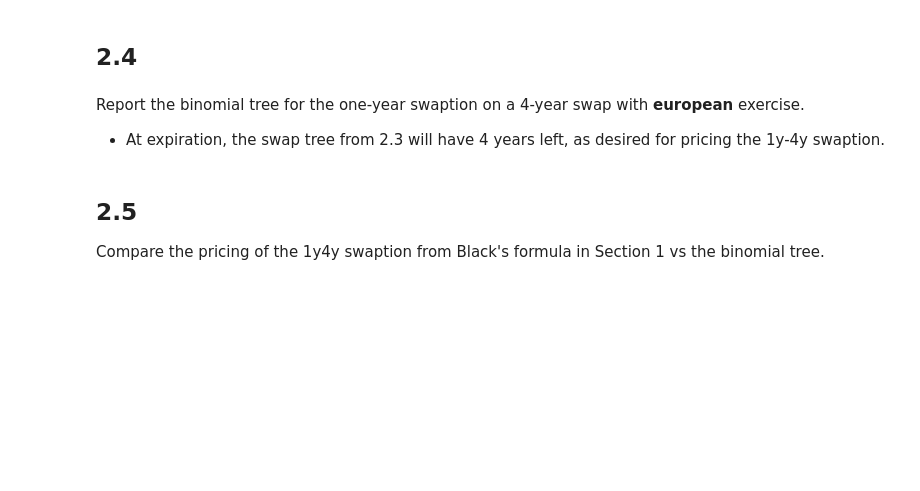
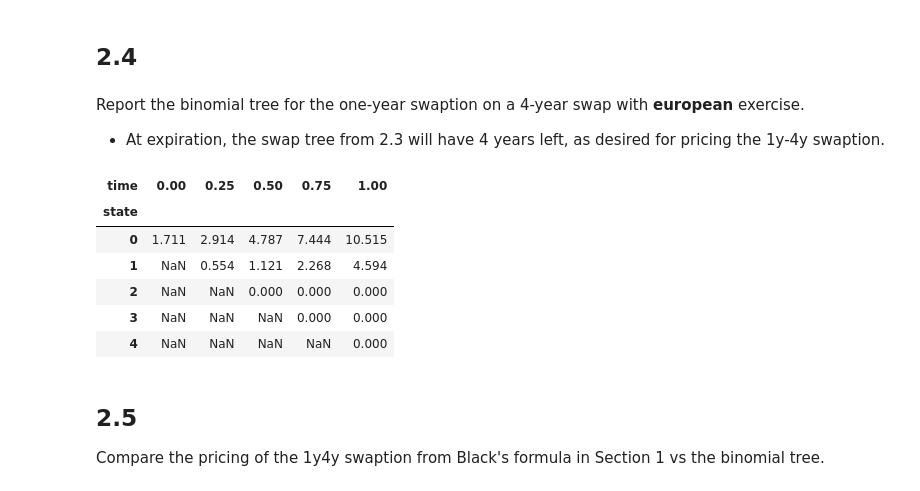
Before and after one commit to MrHumble-Bee/finm-fiderivs-2024, a Jupyter notebook: homework/Homework 3 - New.ipynb, the cells around one changed output. Saved outputs shown, nothing was run; the diff lists cells and outputs as text; code cells hidden in the pictures; blank space fills up the shorter version.

```diff
--- a/homework/Homework 3 - New.ipynb
+++ b/homework/Homework 3 - New.ipynb
@@ -462,6 +462,22 @@ payer_swap_tree
 # %% [markdown]
 Report the binomial tree for the one-year swaption on a 4-year swap with **european** exercise.
 * At expiration, the swap tree from 2.3 will have 4 years left, as desired for pricing the 1y-4y swaption.
+# %%
+payoff_swaption = lambda p: np.maximum(p, 0)
+
+T = 1
+tsteps = int(T * compound) + 1
+
+swaption_tree = bintree_pricing(payoff_swaption, rate_tree.iloc[:tsteps,:tsteps], undertree=payer_swap_tree.iloc[:tsteps,:tsteps])
+swaption_tree.round(3)
+# %% [output]
+| time | 0.00 | 0.25 | 0.50 | 0.75 | 1.00 |
+| state |  |  |  |  |  |
+| 0 | 1.711 | 2.914 | 4.787 | 7.444 | 10.515 |
+| 1 | NaN | 0.554 | 1.121 | 2.268 | 4.594 |
+| 2 | NaN | NaN | 0.000 | 0.000 | 0.000 |
+| 3 | NaN | NaN | NaN | 0.000 | 0.000 |
+| 4 | NaN | NaN | NaN | NaN | 0.000 |
 # %% [markdown]
 ## 2.5
 
```
Also changed, not shown: parts of 1 cell of this notebook.
